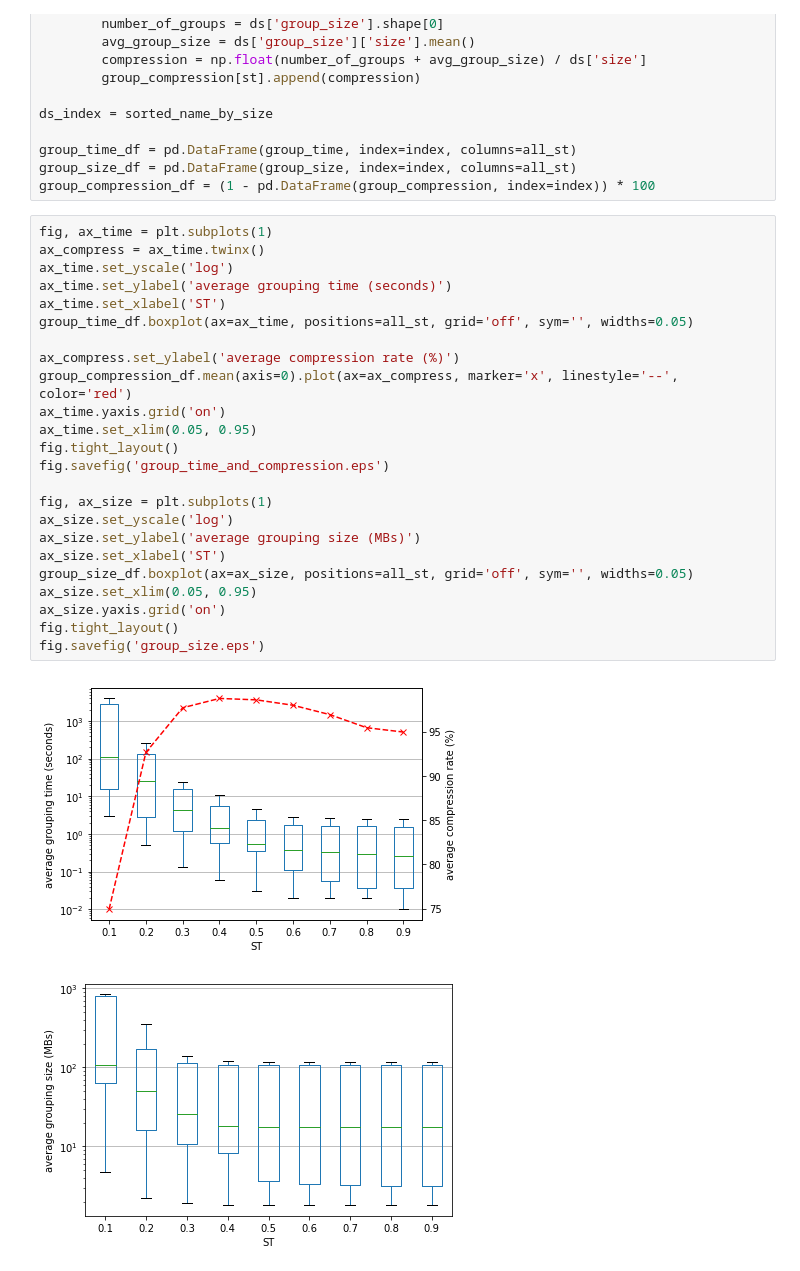
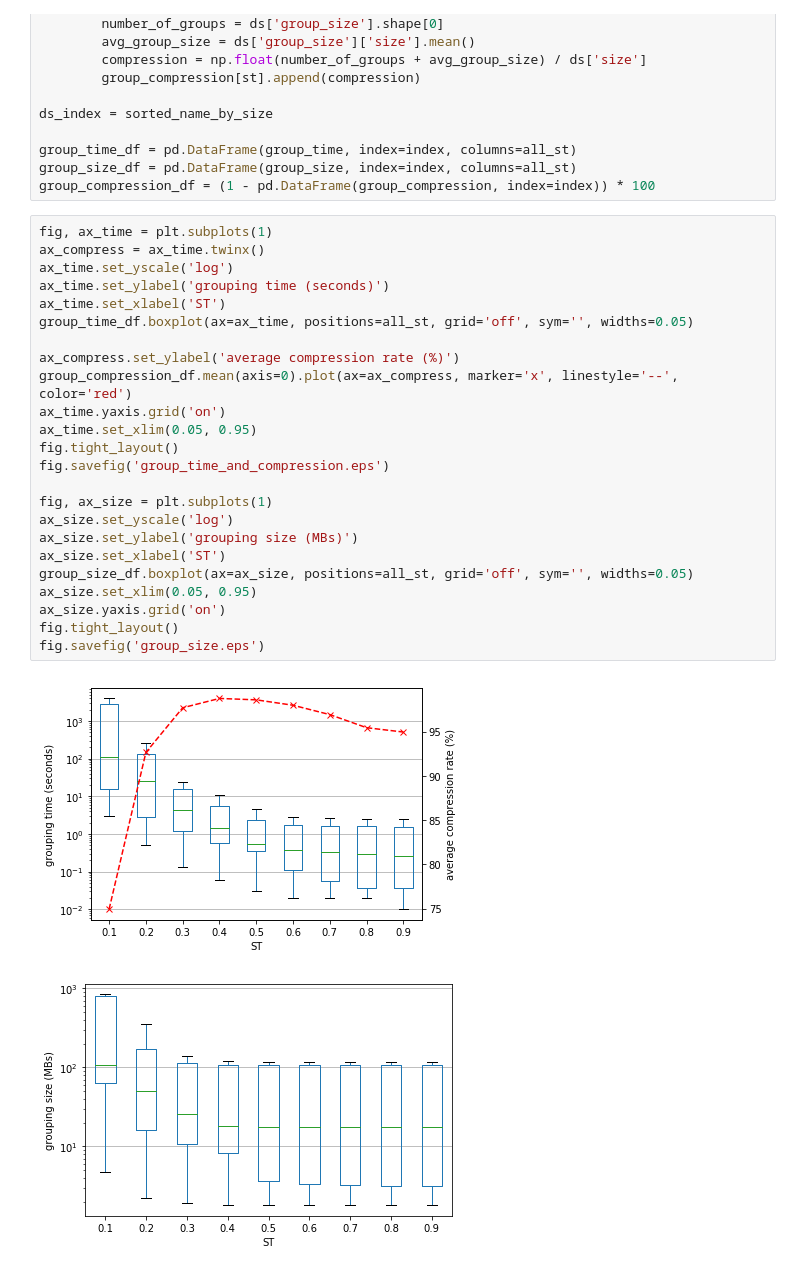
Before and after one commit to ctring/genex, a Jupyter notebook: scripts/postprocessing/groups_visualization.ipynb, the cells around one changed output. Saved outputs shown, nothing was run; the diff lists cells and outputs as text.

```diff
--- a/scripts/postprocessing/groups_visualization.ipynb
+++ b/scripts/postprocessing/groups_visualization.ipynb
@@ -161,29 +161,29 @@ group_compression_df = (1 - pd.DataFrame(group_compression, index=index)) * 100
 # %%
 fig, ax_time = plt.subplots(1)
 ax_compress = ax_time.twinx()
 ax_time.set_yscale('log')
-ax_time.set_ylabel('average grouping time (seconds)')
+ax_time.set_ylabel('grouping time (seconds)')
 ax_time.set_xlabel('ST')
 group_time_df.boxplot(ax=ax_time, positions=all_st, grid='off', sym='', widths=0.05)
 
 ax_compress.set_ylabel('average compression rate (%)')
 group_compression_df.mean(axis=0).plot(ax=ax_compress, marker='x', linestyle='--', color='red')
 ax_time.yaxis.grid('on')
 ax_time.set_xlim(0.05, 0.95)
 fig.tight_layout()
 fig.savefig('group_time_and_compression.eps')
 
 fig, ax_size = plt.subplots(1)
 ax_size.set_yscale('log')
-ax_size.set_ylabel('average grouping size (MBs)')
+ax_size.set_ylabel('grouping size (MBs)')
 ax_size.set_xlabel('ST')
 group_size_df.boxplot(ax=ax_size, positions=all_st, grid='off', sym='', widths=0.05)
 ax_size.set_xlim(0.05, 0.95)
 ax_size.yaxis.grid('on')
 fig.tight_layout()
 fig.savefig('group_size.eps')
 # %% [output]
-[figure, old version]
+[figure, new version]
-[figure, old version]
+[figure, new version]
 # %%
 print group_compression_df
```
Also changed, not shown: parts of 1 cell of this notebook, 3 other files.
